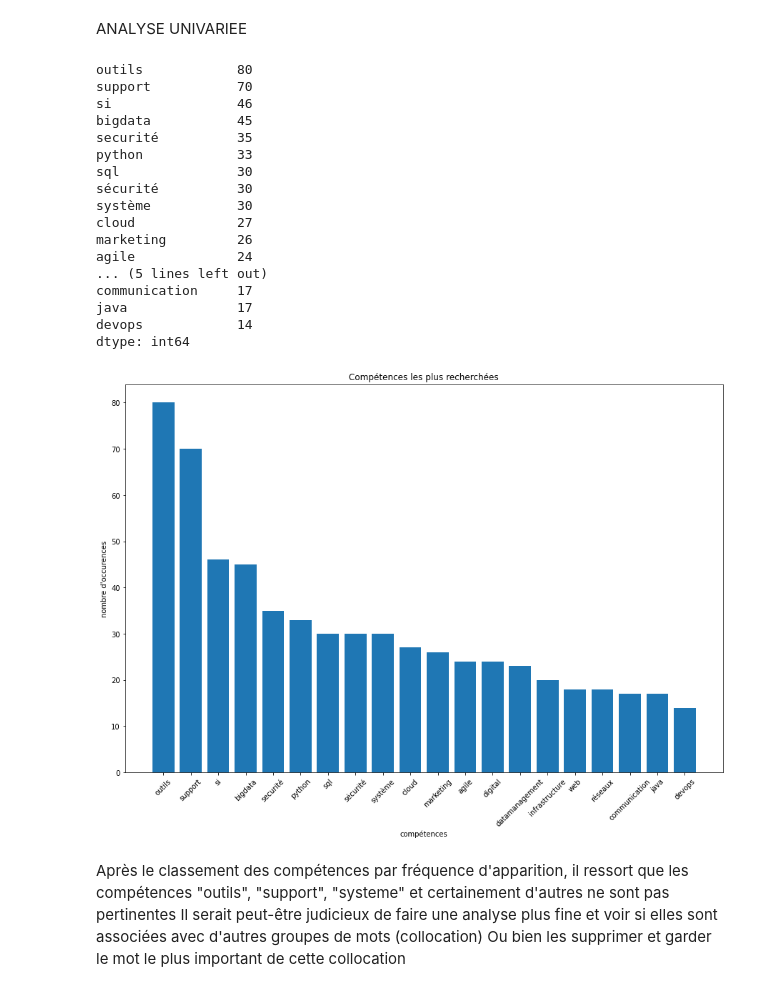
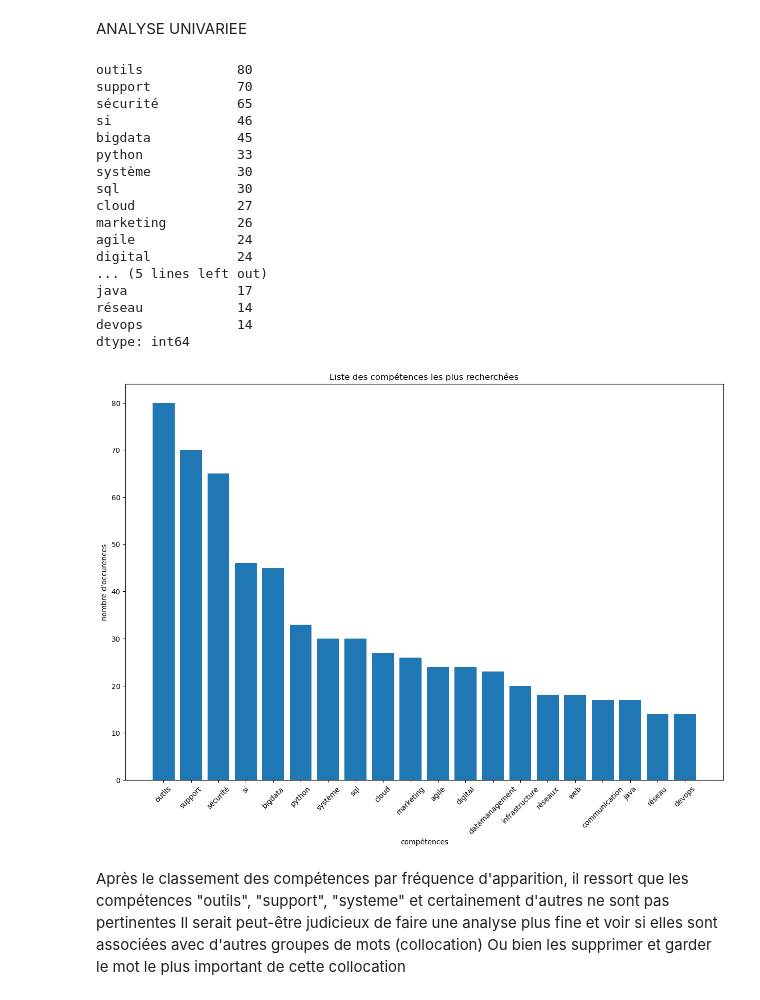
Before and after one commit to Adileelh/recherche-emploi, a Jupyter notebook: ma_recherche_demploi.ipynb, the cells around one changed output. Saved outputs shown, nothing was run; the diff lists cells and outputs as text; code cells hidden in the pictures.

```diff
--- a/ma_recherche_demploi.ipynb
+++ b/ma_recherche_demploi.ipynb
@@ -96,7 +97,9 @@ NETTOYAGE DE LA COLONNE COMPETENCES
 df['competences'] = df['competences'].apply(lambda x: ','.join(map(str, x))
                                     .replace("\n", " ")
                                     .replace(" ", "")
-                                    .replace(",", ", "))
+                                    .replace(",", ", ")
+                                    .replace("securité", "sécurité ")
+                                    )
 #df['competences']
 # %% [markdown]
 ::NETTOYAGE DE LA COLONNE SALAIRE ET SPLIT EN DEUX PARTIES
@@ -324,48 +327,48 @@ dfcomp
 # %% [output]
 outils            80
 support           70
+sécurité          65
 si                46
 bigdata           45
-securité          35
 python            33
+système           30
 sql               30
-sécurité          30
-système           30
 cloud             27
 marketing         26
 agile             24
+digital           24
 ... (5 lines left out)
-communication     17
 java              17
+réseau            14
 devops            14
 dtype: int64
 # %%
 dfcomp = pd.DataFrame(dfcomp)
 
 # définir les séries de données
 x = dfcomp[0].index
 y = dfcomp[0].values
 
 # créer un objet figure et un objet Axes
 fig, ax = plt.subplots()
 
 # utiliser la méthode bar pour tracer le graphique
 ax.bar(x, y)
 
 # ajouter un titre et des étiquettes d'axe
-ax.set_title("Compétences les plus recherchées")
+ax.set_title("Liste des compétences les plus recherchées")
 ax.set_xlabel("compétences")
 ax.set_ylabel("nombre d'occurences")
 
 # faire pivoter les étiquettes d'axe X de 45°
 for tick in ax.get_xticklabels():
     tick.set_rotation(45)
 
 plt.rcParams["figure.figsize"] = (15, 10)
 # afficher le résultat
 plt.show()
 # %% [output]
-[figure, old version]
+[figure, new version]
 # %% [markdown]
 
 Après le classement des compétences par fréquence d'apparition, il ressort que les compétences "outils", "support", "systeme" et certainement d'autres ne sont pas pertinentes
```
Also changed, not shown: parts of 24 cells of this notebook, 8 other files.
